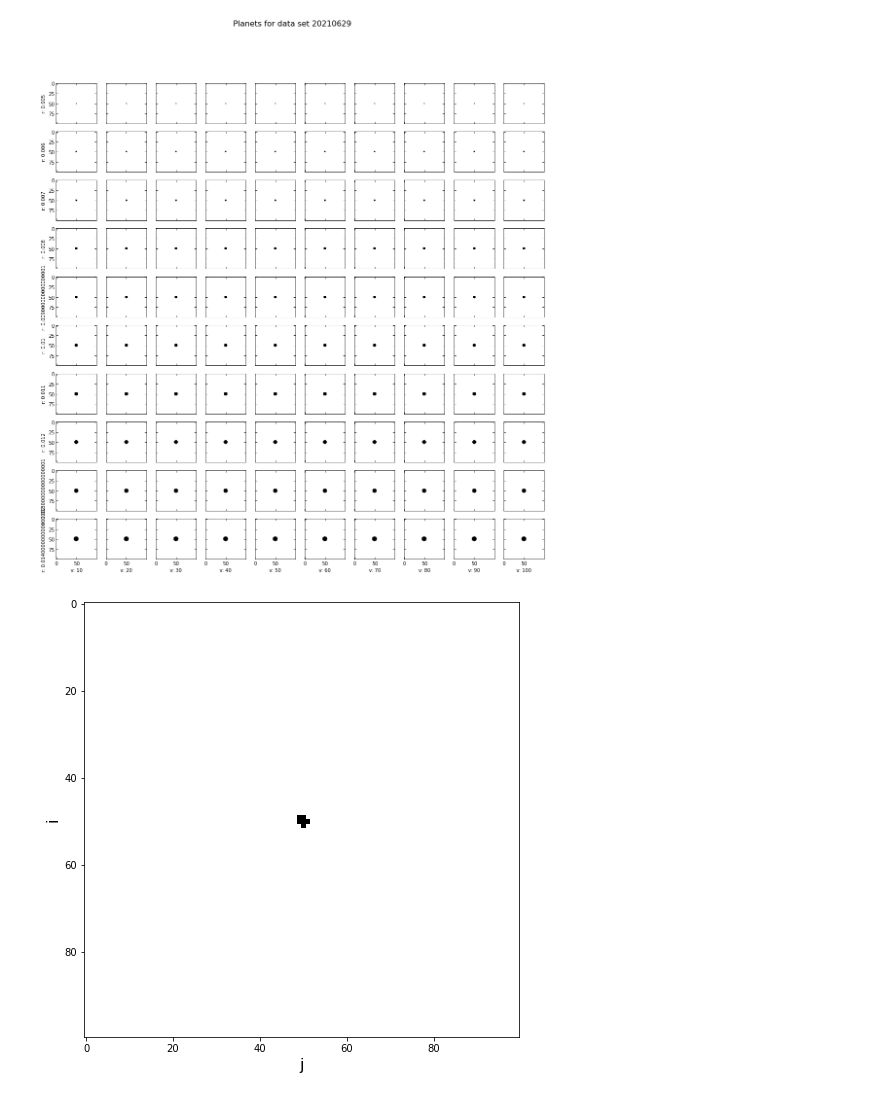
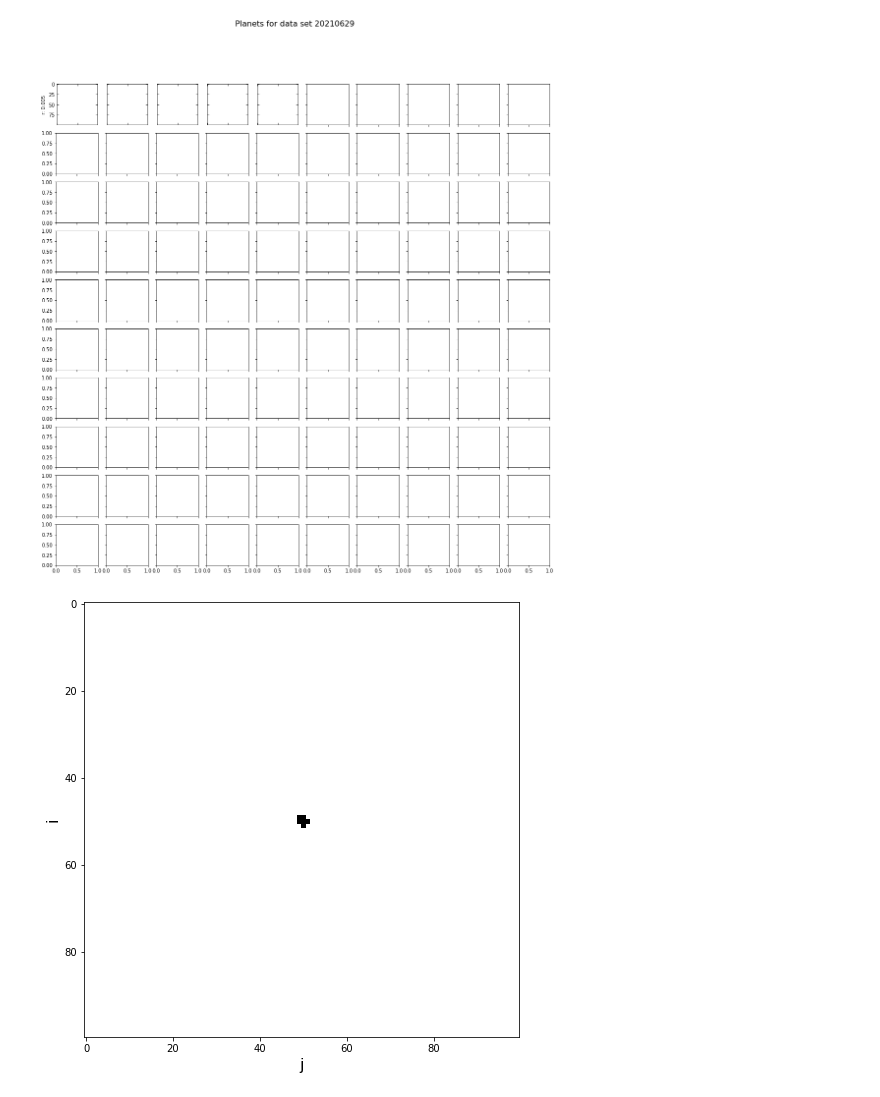
Before and after one commit to joshua-bromley/tessSignalInjection, a Jupyter notebook: Summer2021/varyingSize.ipynb, the cells around one changed output. Cells and saved outputs as stored; diff of their text form; code cells hidden in the pictures.

```diff
--- a/Summer2021/varyingSize.ipynb
+++ b/Summer2021/varyingSize.ipynb
@@ -106,29 +106,29 @@ def export(planetGrid, times, filename, velocity = 2):
 # %%
 times = getTimes("tesslc_364539361")
 
 fig, axs = plt.subplots(10,10,figsize = (18,18))
 
-for i in range(10):
-    for j in range(10):
-        points = generatePoints(20,0.005*(i)+0.01,100,50,50)
+for i in range(1):
+    for j in range(5):
+        points = generatePoints(0,0.005*(i)+0.01,100,50,50)
         pointsList = []
         pointsList.append(points)
         planetGrid = fillShape(np.zeros([100,100]),pointsList)
-        filename ="Signals/r"+str(i)+"v"+str(10*(j+1))+".txt"
-        export(planetGrid, times, filename, 10*(j+1))
+        filename ="Signals/r00v"+str(2**j)+".txt"
+        export(planetGrid, times, filename, 2**j)
         axs[i][j].imshow(planetGrid, cmap = "Greys",aspect = 'equal', origin = 'upper')
         axs[i][j].tick_params(direction = "in", which = "major", length = 4, top = True, right = True)
         axs[i][j].tick_params(direction = "in", which = "minor", length = 2, top = True, right = True)
         axs[i][j].set_ylabel("r: "+str(0.001*(i)+0.005))
-        axs[i][j].set_xlabel("v: "+str(10*(j+1)))
+        axs[i][j].set_xlabel("v: "+str(2**j))
         for ax in axs.flat:
             ax.label_outer()
 
 fig.suptitle("Planets for data set 20210629", fontsize = 16)
-fig.savefig("DataVisualization/20210629/planets.png")
+#fig.savefig("DataVisualization/20210629/planets.png")
 plt.show()
 # %% [output]
-[figure, old version]
+[figure, new version]
 # %%
 times = getTimes("tesslc_364539361")
 
```
